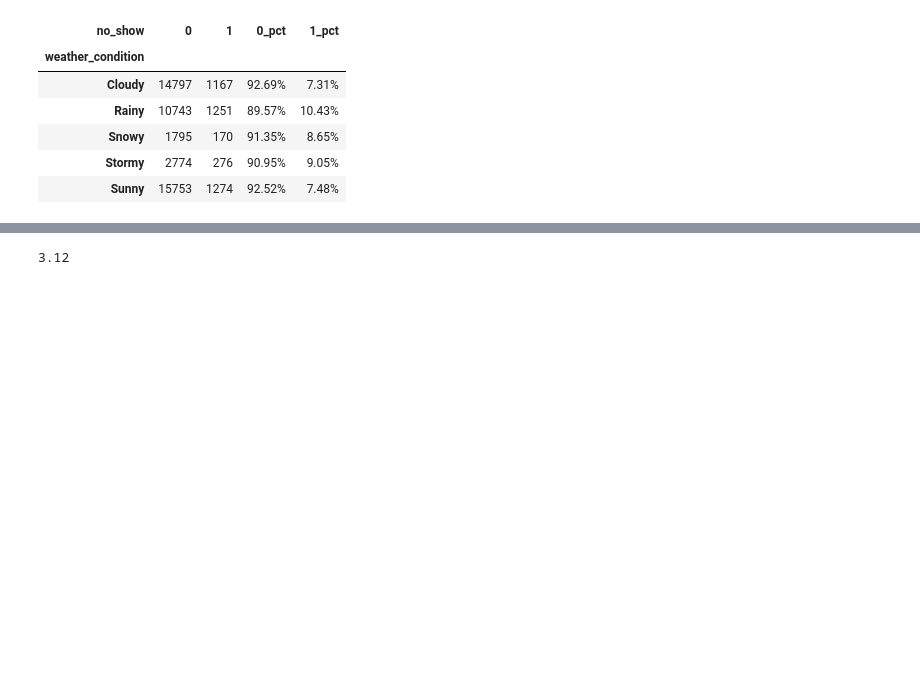
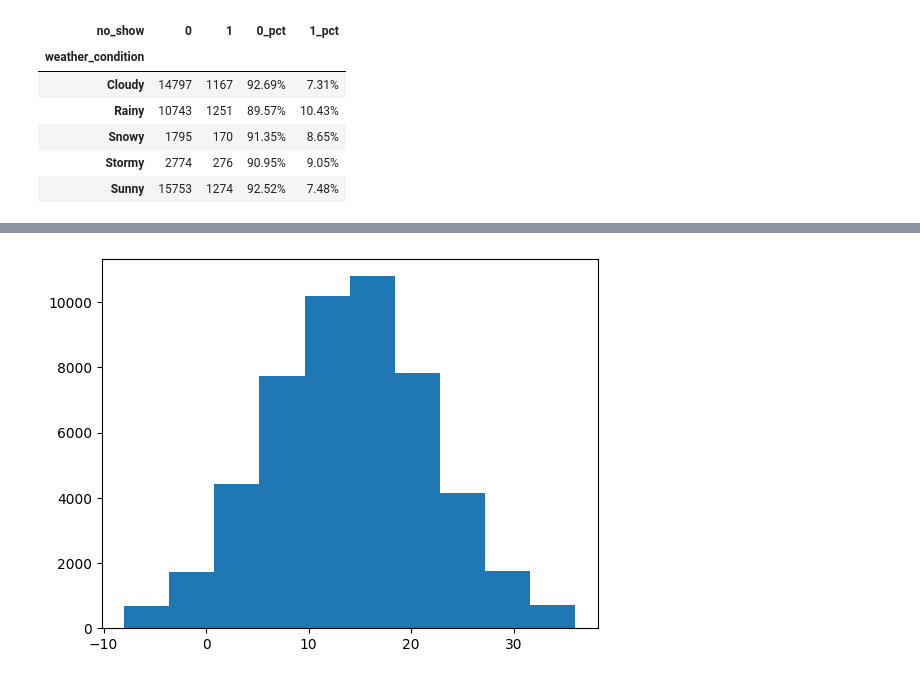
Before and after one commit to akashcstech/Health_Care_No_Show_Data_Analysis, a Jupyter notebook: Data_clean.ipynb, the cells around one changed output, grey strips where cells are left out. Drawn from its saved outputs; the diff is of its cells as text; code cells hidden in the pictures; blank space fills up the shorter version.

```diff
--- a/Data_clean.ipynb
+++ b/Data_clean.ipynb
@@ -1796,4 +1796,6 @@ plt.show()
 # %%
-10.43 - 7.31
+# temperature_celsius_vs_no_show
+plt.hist(cdf['temperature_celsius'])
+plt.show()
 # %% [output]
-3.12
+[figure, added]
```
Also changed, not shown: parts of 4 cells of this notebook, 1 other file.
